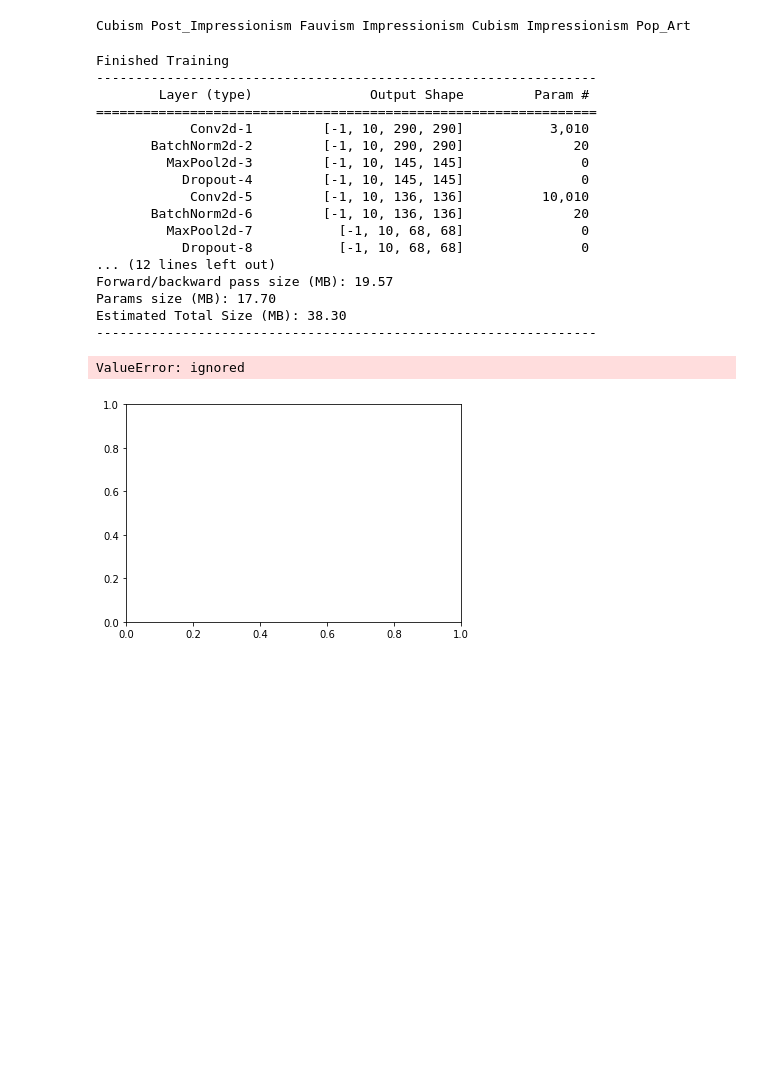
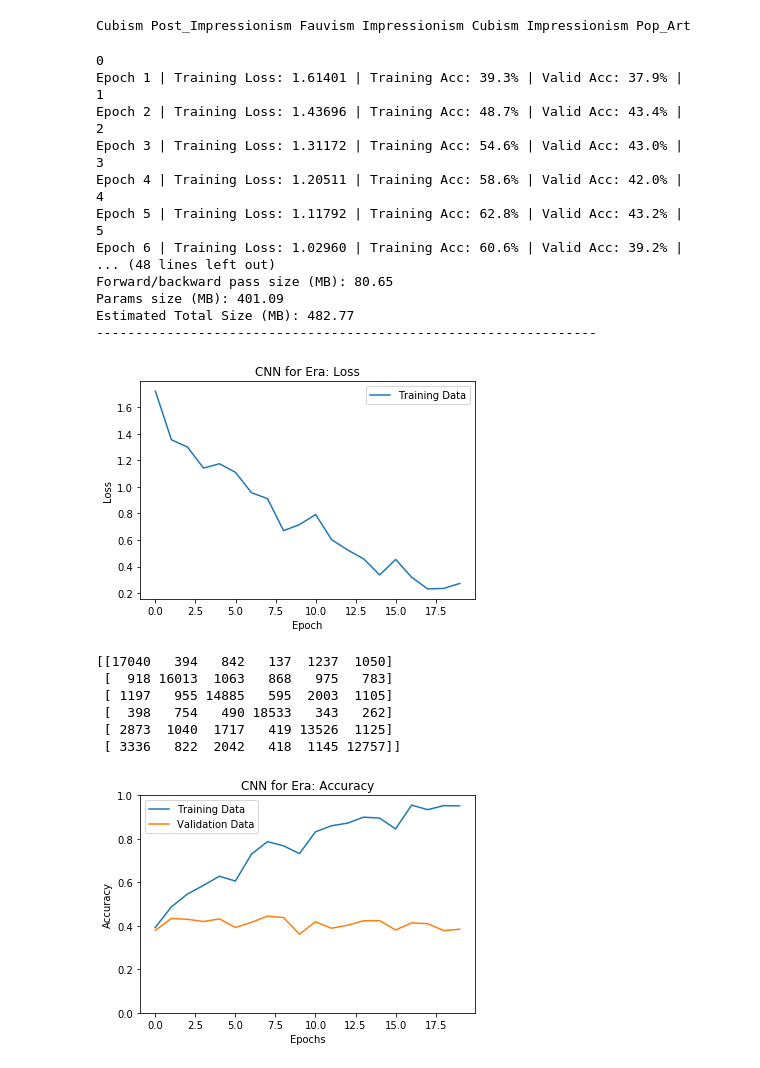
Before and after one commit to petksand/BroadBrush, a Jupyter notebook: main_era2.ipynb, the cells around one changed output. Saved outputs shown, nothing was run; the diff lists cells and outputs as text; code cells hidden in the pictures; blank space fills up the shorter version.

```diff
--- a/main_era2.ipynb
+++ b/main_era2.ipynb
@@ -77,7 +77,7 @@ class Net(nn.Module):   #Best Model
         self.bn1 = nn.BatchNorm2d(num_kernel)
         self.bn2 = nn.BatchNorm2d(num_kernel)
         self.conv2 = nn.Conv2d(num_kernel, num_kernel, 10)
-        self.fc1 = nn.Linear(num_kernel*68*68, 100)
+        self.fc1 = nn.Linear(num_kernel*145*145, 100)
         self.fc2 = nn.Linear(100, hidden_size)
         self.fc3 = nn.Linear(hidden_size, 6)
         self.fc1_bn = nn.BatchNorm1d(100)
@@ -86,8 +86,8 @@ class Net(nn.Module):   #Best Model
 
     def forward(self, x):
         x = self.dropout(self.pool(F.relu(self.bn1(self.conv1(x)))))
-        x = self.dropout(self.pool(F.relu(self.bn2(self.conv2(x)))))
-        x = x.view(-1, 68*68*self.num_kernel) # 42 * 42 * self.num_kernel
+        # x = self.dropout(self.pool(F.relu(self.bn2(self.conv2(x)))))
+        x = x.view(-1, 145*145*self.num_kernel) # 42 * 42 * self.num_kernel
         x = self.dropout(F.relu(self.fc1_bn(self.fc1(x))))
         x = F.relu(self.fc2_bn(self.fc2(x)))
         x = self.fc3(x)
@@ -252,7 +233,6 @@ time.clock()
 for e in range(epochs):  # loop over the dataset multiple times
     accum_loss = 0.0
     tot_corr = 0
-    break
     for i, data in enumerate(train_loader, 0):
         # get the inputs; data is a list of [inputs, labels]
         inputs, labels = data
@@ -274,7 +254,6 @@ for e in range(epochs):  # loop over the dataset multiple times
         _, predicted = torch.max(outputs.data, 1)
         predict.extend(predicted)
         torch.cuda.empty_cache
-        break
     # labels_decoded = decode(labels, labels.shape[0])
     # valid_loss = eval_loss(valid_loader, net)
     # total_valid_loss.append(valid_loss)
@@ -291,59 +270,65 @@ for e in range(epochs):  # loop over the dataset multiple times
         e + 1, accum_loss / (i + 1), train_acc * 100, valid_acc * 100))
 # Valid Loss: {:.5f} |
 print('Finished Training')
-summary(net, input_size=(3, 299, 299))
+summary(net, input_size=(3, 300, 300))
 # print(time.time() - start)
 # print(max(total_valid_acc))
 # total_loss = savgol_filter(total_loss, 5, 3)
 # total_valid_loss = savgol_filter(total_valid_loss, 5, 3)
 fig = plt.figure()
 ax = plt.subplot(111)
 ax.plot(range(0, epochs), total_loss, label='Training Data')
 # ax.plot(range(0, epochs), total_valid_loss, label='Validation Data')
-plt.title('Over Fitting: Loss')
+plt.title('CNN for Era: Loss')
 plt.xlabel("Epoch")
 plt.ylabel("Loss")
 ax.legend()
-plt.savefig("loss_bb_valid300.png")
+plt.savefig("loss_cnn.png")
 plt.show()
 
 fig = plt.figure()
 ax = plt.subplot(111)
 ax.plot(range(0, epochs), total_train_acc,
         label='Training Data')
 ax.plot(range(0, epochs), total_valid_acc,
         label='Validation Data')
 # ax.plot(range(0, len(total_train_acc) * args.eval_every, args.eval_every), total_train_acc,
 #         label='Training Data')
 # ax.plot(range(0, len(total_valid_acc) * args.eval_every, args.eval_every), total_valid_acc,
 #         label='Validation Data ')
 plt.ylim(0, 1)
-plt.title('Preliminary Training and Validation: Accuracy')
+plt.title('CNN for Era: Accuracy')
 plt.xlabel("Epochs")
 plt.ylabel("Accuracy")
 ax.legend()
-plt.savefig("acc_bb_valid300.png")
+plt.savefig("acc_cnn.png")
 true = [true[i].item() for i in range(len(true))]
 predict = [predict[i].item() for i in range(len(predict))]
 print(confusion_matrix(true, predict))
 plt.show()
 # %% [output]
-Finished Training
+0
+Epoch 1 | Training Loss: 1.61401 | Training Acc: 39.3% | Valid Acc: 37.9% |
+1
+Epoch 2 | Training Loss: 1.43696 | Training Acc: 48.7% | Valid Acc: 43.4% |
+2
+Epoch 3 | Training Loss: 1.31172 | Training Acc: 54.6% | Valid Acc: 43.0% |
+3
+Epoch 4 | Training Loss: 1.20511 | Training Acc: 58.6% | Valid Acc: 42.0% |
+4
+Epoch 5 | Training Loss: 1.11792 | Training Acc: 62.8% | Valid Acc: 43.2% |
+5
+Epoch 6 | Training Loss: 1.02960 | Training Acc: 60.6% | Valid Acc: 39.2% |
+... (48 lines left out)
+Forward/backward pass size (MB): 80.65
+Params size (MB): 401.09
+Estimated Total Size (MB): 482.77
 ----------------------------------------------------------------
-        Layer (type)               Output Shape         Param #
-================================================================
-            Conv2d-1         [-1, 10, 290, 290]           3,010
-       BatchNorm2d-2         [-1, 10, 290, 290]              20
-         MaxPool2d-3         [-1, 10, 145, 145]               0
-           Dropout-4         [-1, 10, 145, 145]               0
-            Conv2d-5         [-1, 10, 136, 136]          10,010
-       BatchNorm2d-6         [-1, 10, 136, 136]              20
-         MaxPool2d-7           [-1, 10, 68, 68]               0
-           Dropout-8           [-1, 10, 68, 68]               0
-... (12 lines left out)
-Forward/backward pass size (MB): 19.57
-Params size (MB): 17.70
-Estimated Total Size (MB): 38.30
-----------------------------------------------------------------
+[figure, new version]
-ValueError: ignored
+[[17040   394   842   137  1237  1050]
+ [  918 16013  1063   868   975   783]
+ [ 1197   955 14885   595  2003  1105]
+ [  398   754   490 18533   343   262]
+ [ 2873  1040  1717   419 13526  1125]
+ [ 3336   822  2042   418  1145 12757]]
-[figure, old version]
+[figure, added]
```
Also changed, not shown: parts of 2 cells of this notebook, 3 other files.
